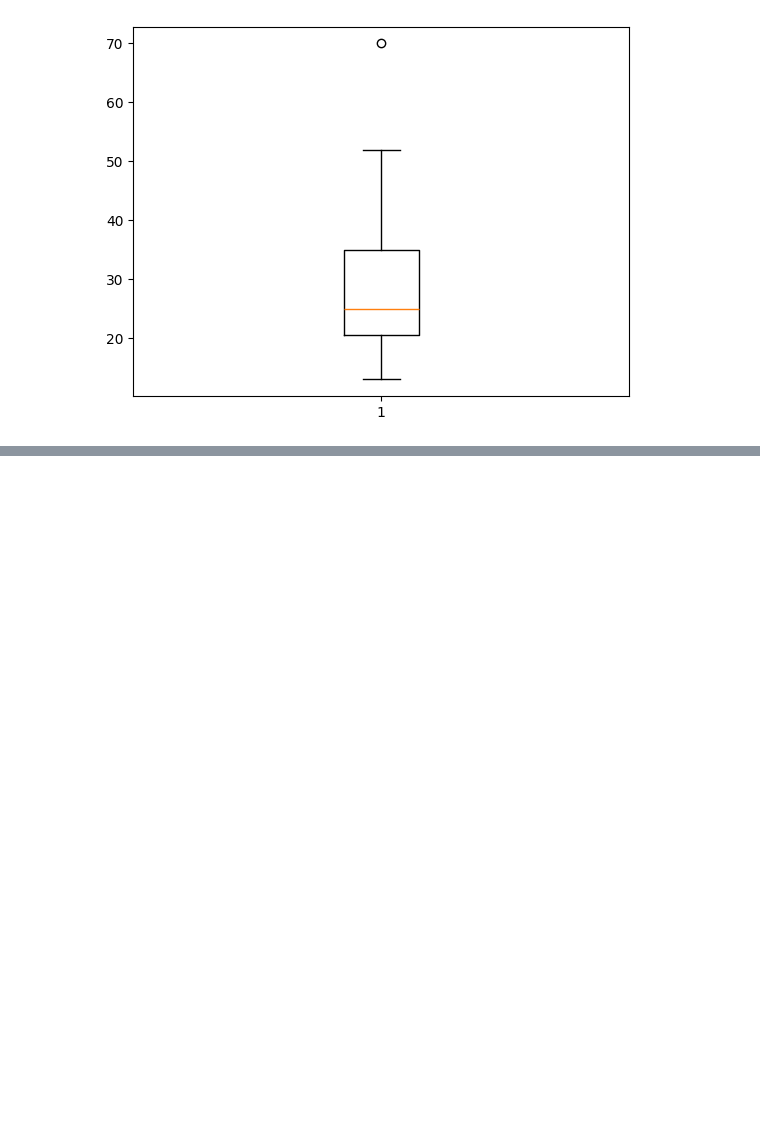
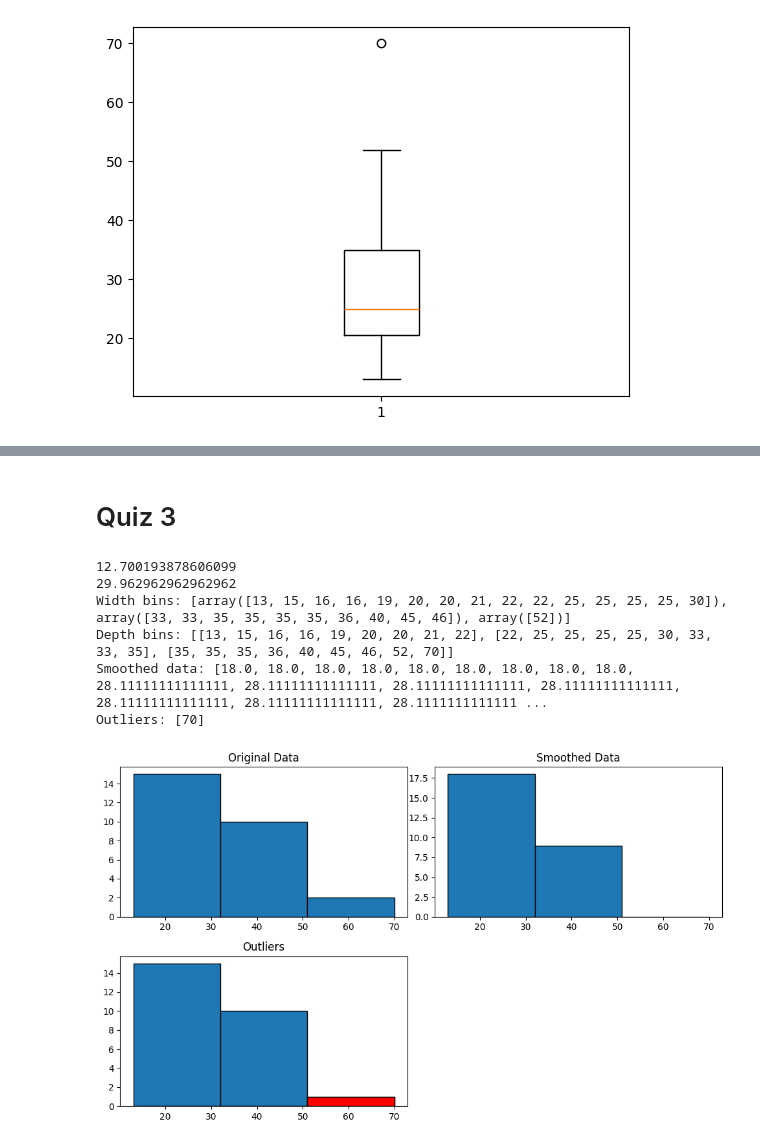
Before and after one commit to ddhuu/Data-Science, a Jupyter notebook: Review Excercises/code.ipynb, the cells around one changed output, grey strips where cells are left out. Drawn from its saved outputs; the diff is of its cells as text; code cells hidden in the pictures; blank space fills up the shorter version.

```diff
--- a/Review Excercises/code.ipynb
+++ b/Review Excercises/code.ipynb
@@ -43,0 +80,68 @@ Q3: 35.0
+# %% [markdown]
+# Quiz 3
+# %%
+from scipy.spatial import distance
+
+# a. Bin data
+data = np.array([13, 15, 16, 16, 19, 20, 20, 21, 22, 22, 25, 25, 25, 25, 30, 33, 33, 35, 35, 35, 35, 36, 40, 45, 46, 52, 70])
+bins = 3
+
+# Width method
+data_range = np.ptp(data)
+bin_width = data_range / bins
+bins_width = np.arange(min(data), max(data) + bin_width, bin_width)
+bins_data = [data[(data >= bins_width[i]) & (data < bins_width[i+1])] for i in range(len(bins_width)-1)]
+
+# Depth method
+data_sorted = np.sort(data)
+bin_depth = np.array_split(data_sorted, bins)
+
+# b. Smoothing by bin means
+bin_depth_means = [np.mean(bin) for bin in bin_depth]
+data_smoothed = [bin_depth_means[i] for i in range(bins) for _ in bin_depth[i]]
+
+# c. Detect outliers using Euclidean distance
+mean = np.mean(data)
+std_dev = np.std(data)
+distances = [distance.euclidean([mean], [x]) for x in data]
+outliers = [x for x, dist in zip(data, distances) if dist > 2 * std_dev]
+print(std_dev)
+print(mean)
+
+
+# Result
+# Print results
+print("Width bins:", bins_data)
+print("Depth bins:", [bin.tolist() for bin in bin_depth])
+print("Smoothed data:", data_smoothed)
+print("Outliers:", outliers)
+
+# Visualize data
+plt.figure(figsize=(10, 6))
+
+# Original data
+plt.subplot(2, 2, 1)
+plt.hist(data, bins=bins_width, edgecolor='black')
+plt.title('Original Data')
+
+# Smoothed data
+plt.subplot(2, 2, 2)
+plt.hist(data_smoothed, bins=bins_width, edgecolor='black')
+plt.title('Smoothed Data')
+
+# Outliers
+plt.subplot(2, 2, 3)
+plt.hist([x for x in data if x not in outliers], bins=bins_width, edgecolor='black')
+plt.hist(outliers, bins=bins_width, edgecolor='black', color='r')
+plt.title('Outliers')
+
+plt.tight_layout()
+plt.show()
+# %% [output]
+12.700193878606099
+29.962962962962962
+Width bins: [array([13, 15, 16, 16, 19, 20, 20, 21, 22, 22, 25, 25, 25, 25, 30]), array([33, 33, 35, 35, 35, 35, 36, 40, 45, 46]), array([52])]
+Depth bins: [[13, 15, 16, 16, 19, 20, 20, 21, 22], [22, 25, 25, 25, 25, 30, 33, 33, 35], [35, 35, 35, 36, 40, 45, 46, 52, 70]]
+Smoothed data: [18.0, 18.0, 18.0, 18.0, 18.0, 18.0, 18.0, 18.0, 18.0, 28.11111111111111, 28.11111111111111, 28.11111111111111, 28.11111111111111, 28.11111111111111, 28.11111111111111, 28.1111111111111 ...
+Outliers: [70]
+[figure, added]
```
Also changed, not shown: parts of 2 cells of this notebook.
